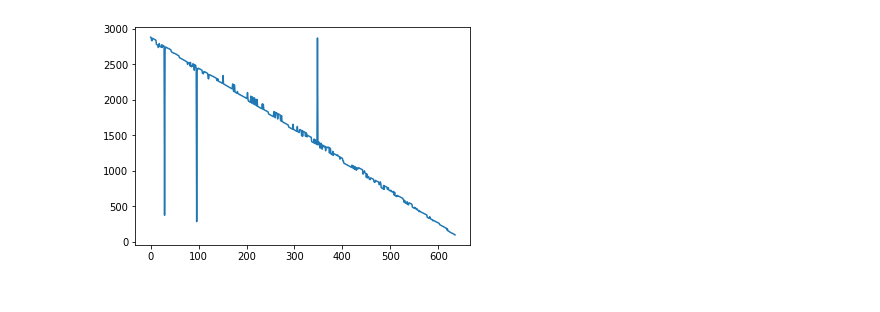
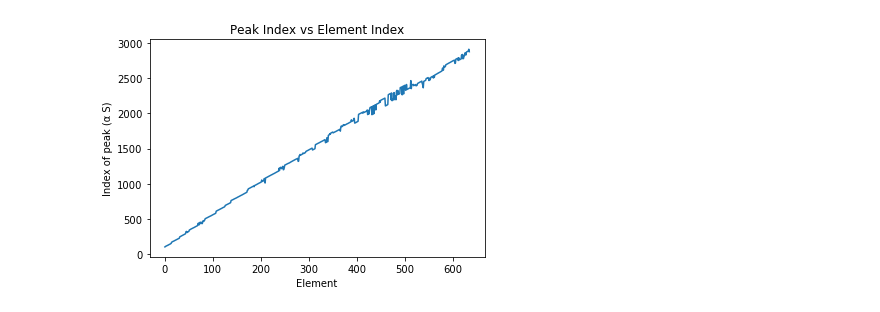
Before and after one commit to efreneau/Machine-Learning-On-Seismic-Streamer-Data, a Jupyter notebook: Calculating RMS and SEL.ipynb, the cells around one changed output. Cells and saved outputs as stored; diff of their text form; code cells hidden in the pictures.

Commit message:
Changes to windowing

```diff
--- a/Calculating RMS and SEL.ipynb
+++ b/Calculating RMS and SEL.ipynb
@@ -1,10 +1,8 @@
 # %%
-import time
 import math
 import scipy
 import scipy.io
 import scipy.signal as s
-import scipy.integrate as integrate
 import scipy.interpolate as interp
 import matplotlib.pyplot as plt
 
@@ -22,7 +20,6 @@ def t90(x):
             return 2*i/fs
     return -99999
 
-
 #   t90(x) gradually increases a symetric window around the peak untill it reaches 90% of the total
 #   returns the window size in units of seconds
 
@@ -39,47 +36,50 @@ p2 = partial['Data2']
 
 f1=test['Data1']
 
-f1=np.transpose(f1)
+f1=np.transpose(f1) #puts data on it's side (easier to work with rows)
+f1=f1[::-1]#reverses
 f1 = f1*(10**6) #convert to micro pascals
 fs = 500
 # %%
 # I. High Pass Filter to remove streamer noise
 
-#Applies 3 biquad filters with 11hz cutoff to remove streamer noise
+#Applies 3 biquad filters with 11hz cutoff to remove streamer noise, parameters come from fdatool
 
-#sos=[[1,-2,1,1,-1.57883968824571,0.784656386402953],[1,-2,1,1,-1.33067758101229,0.504143999468062],[1,-2,1,1,-1.21996799113476,0.379002366608222]]
-b, a = s.butter(4, 2*11/500, 'highpass', analog=True)
-w, h = s.freqs(b, a)
+sos=[[1,-2,1,1,-1.82570619168342,0.881881926844246],[1,-2,1,1,-1.65627993129105,0.707242535896459],[1,-2,1,1,-1.57205200320457,0.620422971870477]]
 
-#plt.plot(w, 20 * np.log10(abs(h)))
-#plt.xscale('log')
-#plt.title('Butterworth filter frequency response')
-#plt.xlabel('Frequency [radians / second]')
-#plt.ylabel('Amplitude [dB]')
-#plt.show()
 fData = []
 for row in f1:
-    #fData.append(s.sosfilt(sos,row))
-    fData.append(s.filtfilt(b,a,row))
-fData=np.asarray(fData)
+    fData.append(s.sosfilt(sos,row))
+fData=np.asarray(fData)#recast as ndarray
 # %%
 # II. Adjusting for group length (+6dB)
 fData = amp(6)*fData # adjusted filtered data
 # %%
 # III. Windowing Around Peak (2s before and after)
 peak=[]
 #forward 2 s
 winData = []#windowed data
 for row in fData:
     peak1 = np.argmax(row[0:10*fs])
-    DATA = row[peak1-2*fs:peak1+2*fs]#Keep data around the peak
+    if(peak1>1000):#if the peak is 2s from the 0 index (window can be 4s)
+        DATA = row[peak1-2*fs:peak1+2*fs]#Keep data around the peak (2s before and after)
+    else:
+        w = row[peak1:peak1+2*fs]#one-sided window
+        wf = w#flipped window without the peak index
+        wf=wf[::-1]
+        wf=wf[0:len(wf)-1]
+        #wf=np.zeros(len(wf))###
+        DATA = np.concatenate((wf,w))#forward window of 2s mirrored around the peak
     winData.append(DATA)
     peak.append(peak1)
-winData = np.asarray(winData)
+winData = np.asarray(winData)#recast as ndarray
 plt.plot(peak)
+plt.title('Peak Index vs Element Index')
+plt.xlabel('Element')
+plt.ylabel('Index of peak (α S)')
 plt.show()
 # %% [output]
-[figure, old version]
+[figure, new version]
 # %%
 # IV. Calculate RMS Density
 
```
Also changed, not shown: parts of 5 cells of this notebook.
